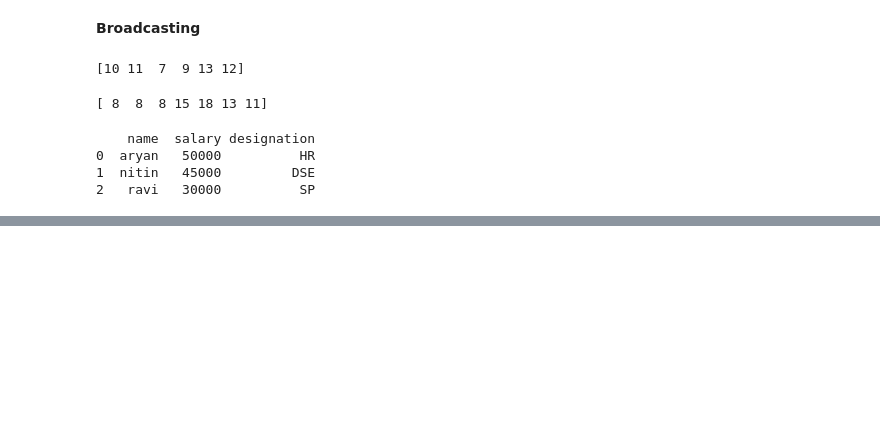
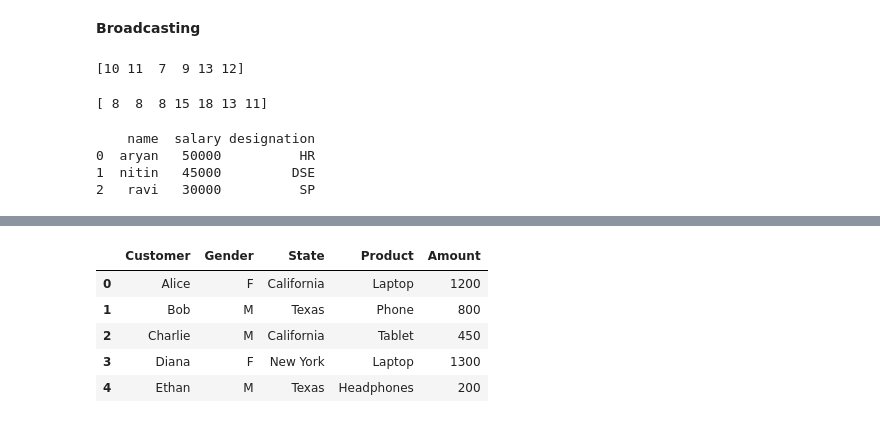
Before and after one commit to SahilKumar-003/Python_Tutor, a Jupyter notebook: Numpy_pandas.ipynb, the cells around one changed output, grey strips where cells are left out. Drawn from its saved outputs; the diff is of its cells as text; code cells hidden in the pictures; blank space fills up the shorter version.

```diff
--- a/Numpy_pandas.ipynb
+++ b/Numpy_pandas.ipynb
@@ -80,0 +83,10 @@ plt.show()
+# %%
+df = pd.read_csv("sales.csv")
+df.head()
+# %% [output]
+|  | Customer | Gender | State | Product | Amount |
+| 0 | Alice | F | California | Laptop | 1200 |
+| 1 | Bob | M | Texas | Phone | 800 |
+| 2 | Charlie | M | California | Tablet | 450 |
+| 3 | Diana | F | New York | Laptop | 1300 |
+| 4 | Ethan | M | Texas | Headphones | 200 |
```
Also changed, not shown: parts of 11 cells of this notebook.
